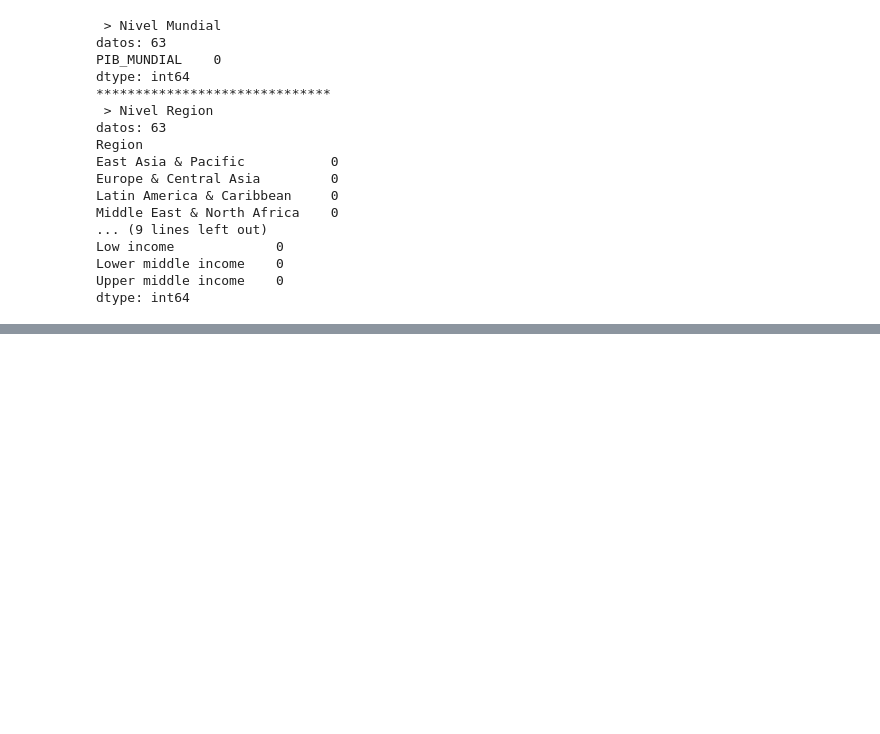
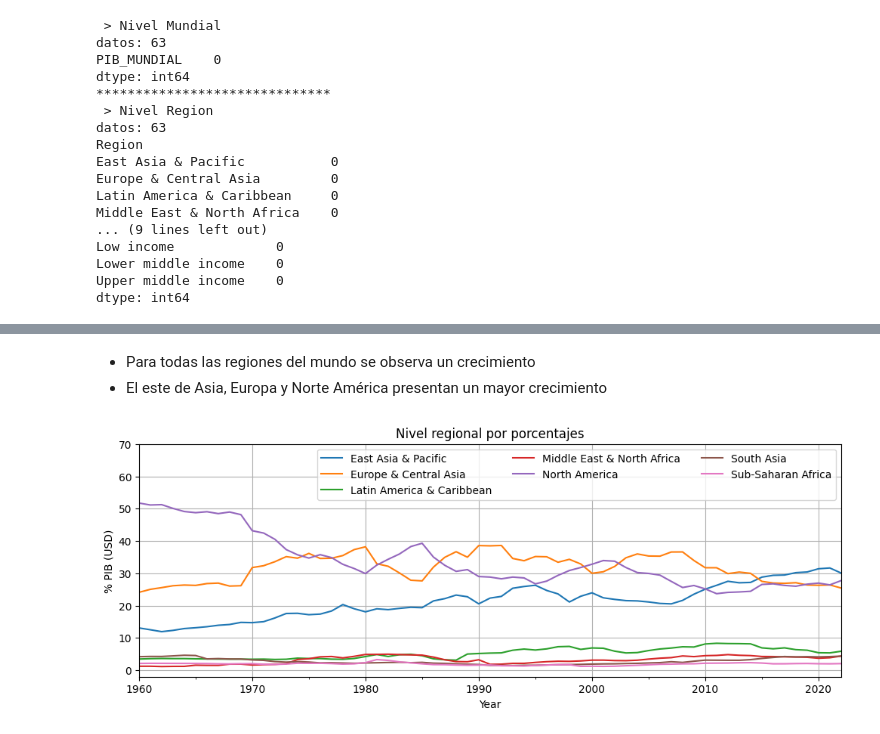
Before and after one commit to JairRamosG/Series_de_Tiempo, a Jupyter notebook: 05_Analisis/PIB/PIB.ipynb, the cells around one changed output, grey strips where cells are left out. Cells and saved outputs as stored; diff of their text form; code cells hidden in the pictures; blank space fills up the shorter version.

```diff
--- a/05_Analisis/PIB/PIB.ipynb
+++ b/05_Analisis/PIB/PIB.ipynb
@@ -248,0 +272,15 @@ dtype: int64
+# %% [markdown]
+* Para todas las regiones del mundo se observa un crecimiento
+* El este de Asia, Europa y Norte América presentan un mayor crecimiento
+# %%
+totales_anuales = df_region.sum(axis = 1)
+df_region_pct = 100 * df_region.div(totales_anuales, axis = 0)
+
+ax = df_region_pct.plot(figsize=(12, 4))
+ax.set_title('Nivel regional por porcentajes')
+ax.set_ylabel('% PIB (USD)')
+ax.set_ylim([-2, 70])
+ax.legend(loc = 'best', ncols = 3)
+ax.grid(True)
+# %% [output]
+[figure, added]
```
Also changed, not shown: parts of 14 cells of this notebook.
